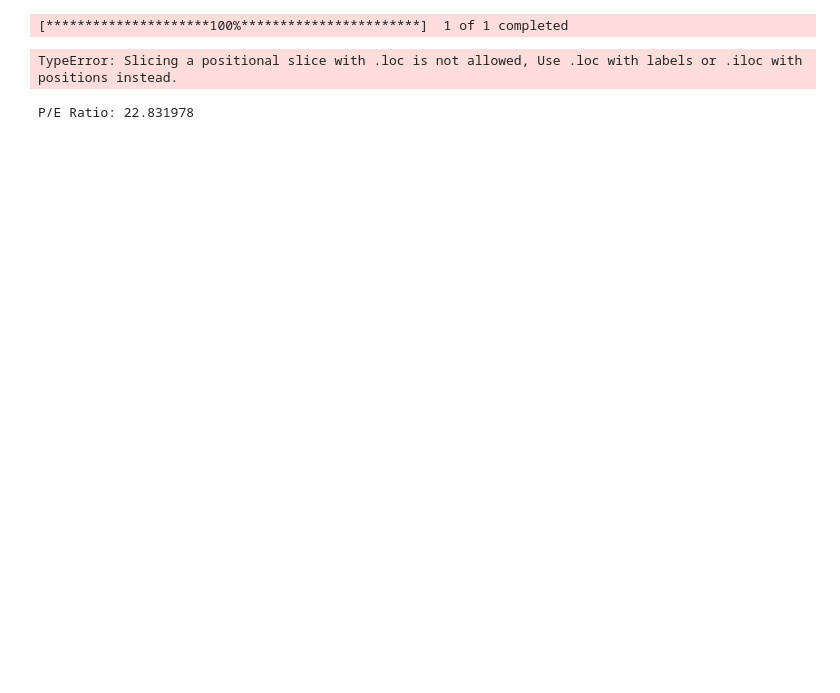
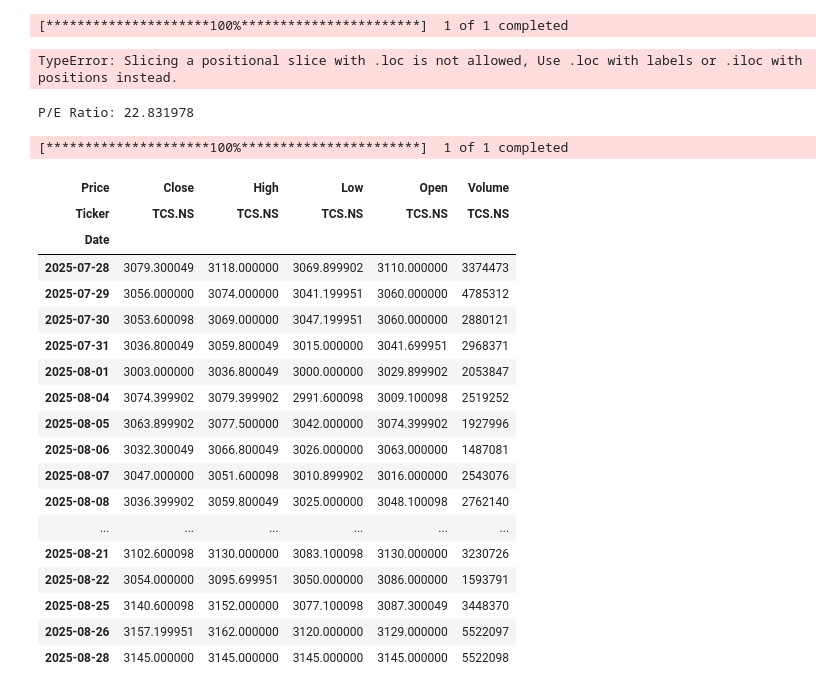
Before and after one commit to kmrhemant21/trading, a Jupyter notebook: swing/swing.ipynb, the cells around one changed output. Saved outputs shown, nothing was run; the diff lists cells and outputs as text; code cells hidden in the pictures; blank space fills up the shorter version.

```diff
--- a/swing/swing.ipynb
+++ b/swing/swing.ipynb
@@ -152,3 +152,28 @@ info = stock.info
 print("P/E Ratio:", info.get("trailingPE"))
 # %% [output]
 P/E Ratio: 22.831978
+# %%
+import yfinance as yf
+df = yf.download("TCS.NS")
+df
+# %% [output]
+[*********************100%***********************]  1 of 1 completed
+| Price | Close | High | Low | Open | Volume |
+| Ticker | TCS.NS | TCS.NS | TCS.NS | TCS.NS | TCS.NS |
+| Date |  |  |  |  |  |
+| 2025-07-28 | 3079.300049 | 3118.000000 | 3069.899902 | 3110.000000 | 3374473 |
+| 2025-07-29 | 3056.000000 | 3074.000000 | 3041.199951 | 3060.000000 | 4785312 |
+| 2025-07-30 | 3053.600098 | 3069.000000 | 3047.199951 | 3060.000000 | 2880121 |
+| 2025-07-31 | 3036.800049 | 3059.800049 | 3015.000000 | 3041.699951 | 2968371 |
+| 2025-08-01 | 3003.000000 | 3036.800049 | 3000.000000 | 3029.899902 | 2053847 |
+| 2025-08-04 | 3074.399902 | 3079.399902 | 2991.600098 | 3009.100098 | 2519252 |
+| 2025-08-05 | 3063.899902 | 3077.500000 | 3042.000000 | 3074.399902 | 1927996 |
+| 2025-08-06 | 3032.300049 | 3066.800049 | 3026.000000 | 3063.000000 | 1487081 |
+| 2025-08-07 | 3047.000000 | 3051.600098 | 3010.899902 | 3016.000000 | 2543076 |
+| 2025-08-08 | 3036.399902 | 3059.800049 | 3025.000000 | 3048.100098 | 2762140 |
+| ... | ... | ... | ... | ... | ... |
+| 2025-08-21 | 3102.600098 | 3130.000000 | 3083.100098 | 3130.000000 | 3230726 |
+| 2025-08-22 | 3054.000000 | 3095.699951 | 3050.000000 | 3086.000000 | 1593791 |
+| 2025-08-25 | 3140.600098 | 3152.000000 | 3077.100098 | 3087.300049 | 3448370 |
+| 2025-08-26 | 3157.199951 | 3162.000000 | 3120.000000 | 3129.000000 | 5522097 |
+| 2025-08-28 | 3145.000000 | 3145.000000 | 3145.000000 | 3145.000000 | 5522098 |
```
Also changed, not shown: 26 other files.
